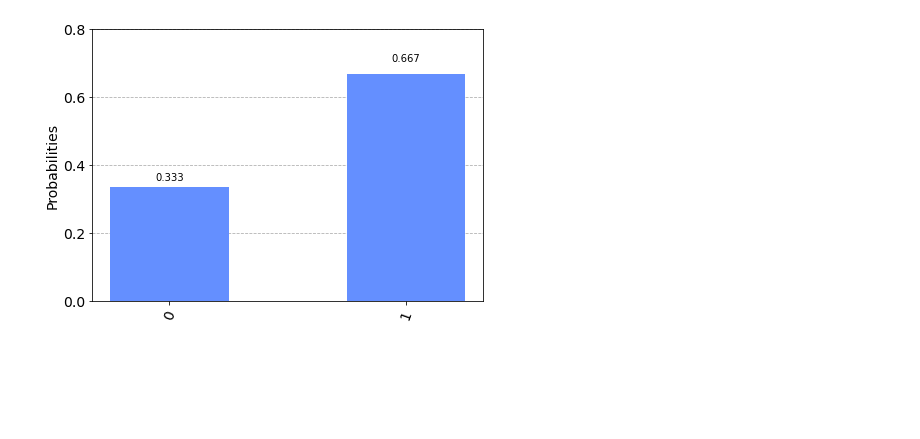
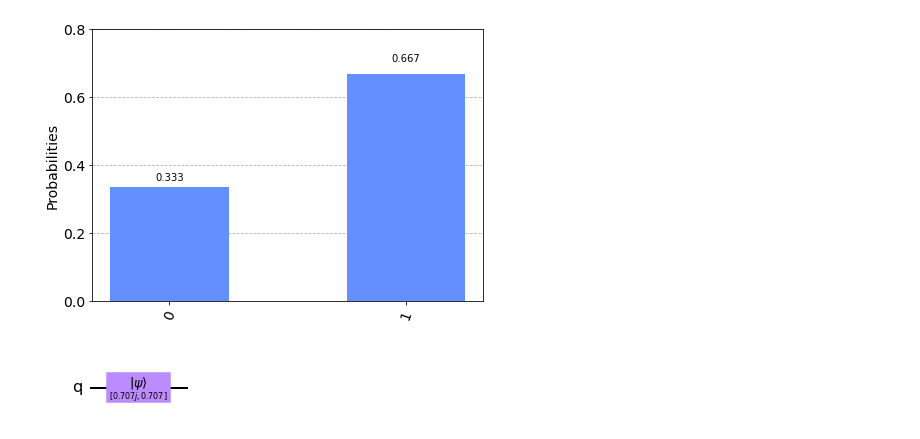
Before and after one commit to Chasmiccoder/IBM-Quantum-Challenges, a Jupyter notebook: Qiskit-Textbook/p02_Representing_Qubit_States.ipynb, the cells around one changed output. Saved outputs shown, nothing was run; the diff lists cells and outputs as text; code cells hidden in the pictures; blank space fills up the shorter version.

```diff
--- a/Qiskit-Textbook/p02_Representing_Qubit_States.ipynb
+++ b/Qiskit-Textbook/p02_Representing_Qubit_States.ipynb
@@ -174,3 +178,10 @@ plot_histogram(counts1)
 plot_histogram(counts1)
 # %% [output]
 [figure]
+# %%
+qc = QuantumCircuit(1)
+initial_state = [1j / sqrt(2), 1/sqrt(2)]
+qc.initialize(initial_state, 0)
+qc.draw(output='mpl')
+# %% [output]
+[figure, added]
```
Also changed, not shown: parts of 6 cells of this notebook, 2 other files.
